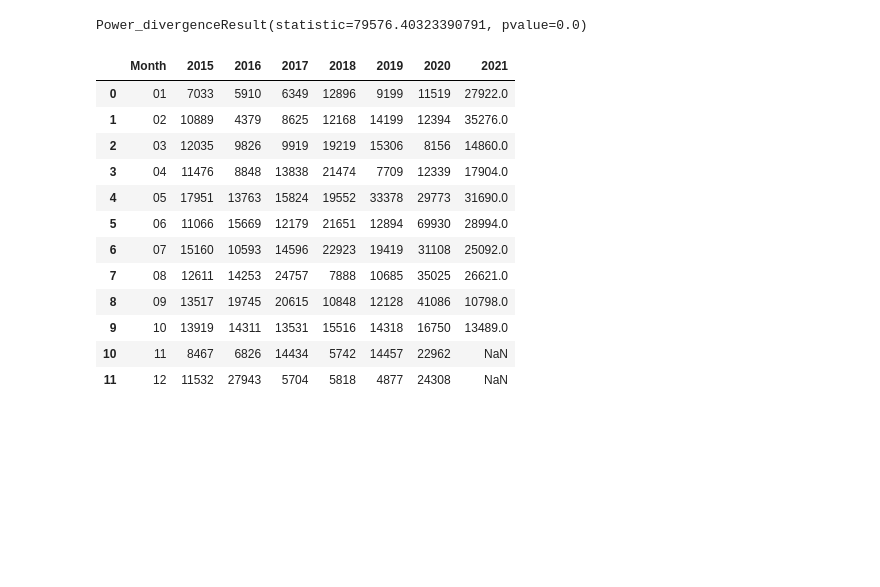
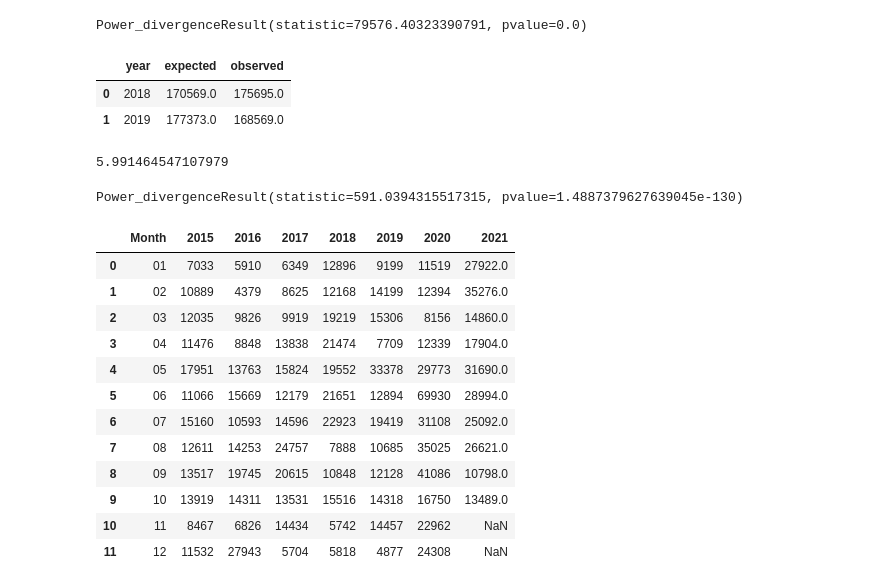
Before and after one commit to 2Delta/GT-Coding-Boot-Camp_Project-1, a Jupyter notebook: Project_01_BicycleSales_01.ipynb, the cells around one changed output. Cells and saved outputs as stored; diff of their text form; code cells hidden in the pictures; blank space fills up the shorter version.

```diff
--- a/Project_01_BicycleSales_01.ipynb
+++ b/Project_01_BicycleSales_01.ipynb
@@ -207,6 +207,29 @@ critical_value
 st.chisquare(forcast_chi_df['observed'], forcast_chi_df['expected'])
 # %% [output]
 Power_divergenceResult(statistic=79576.40323390791, pvalue=0.0)
+# %%
+#chi testing data from combined_year
+forcast_chi = {'year': ['2018','2019'],
+         'expected': [170569.0,177373.0], 'observed':[175695,168569.0]}
+
+forcast_chi_df = pd.DataFrame(forcast_chi)
+
+forcast_chi_df.to_csv("Output/forcast_chi_df.csv", index = False)
+
+forcast_chi_df
+# %% [output]
+|  | year | expected | observed |
+| 0 | 2018 | 170569.0 | 175695.0 |
+| 1 | 2019 | 177373.0 | 168569.0 |
+# %%
+critical_value = st.chi2.ppf(q = 0.95, df = 2)
+critical_value
+# %% [output]
+5.991464547107979
+# %%
+st.chisquare(forcast_chi_df['observed'], forcast_chi_df['expected'])
+# %% [output]
+Power_divergenceResult(statistic=591.0394315517315, pvalue=1.4887379627639045e-130)
 # %%
 # Find years and months,
 # create a dataframe containing the summed quantities for each date
```
Also changed, not shown: parts of 8 cells of this notebook, 3 other files.
